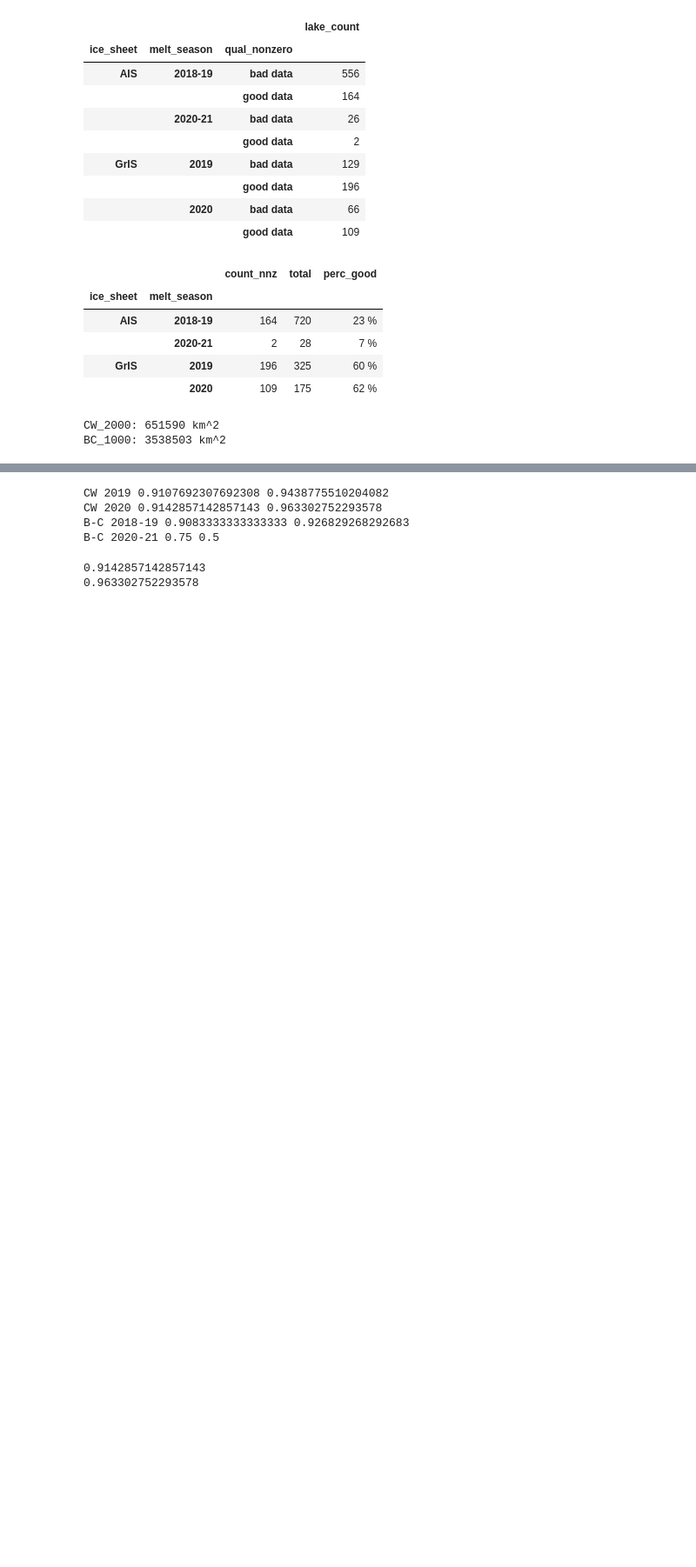
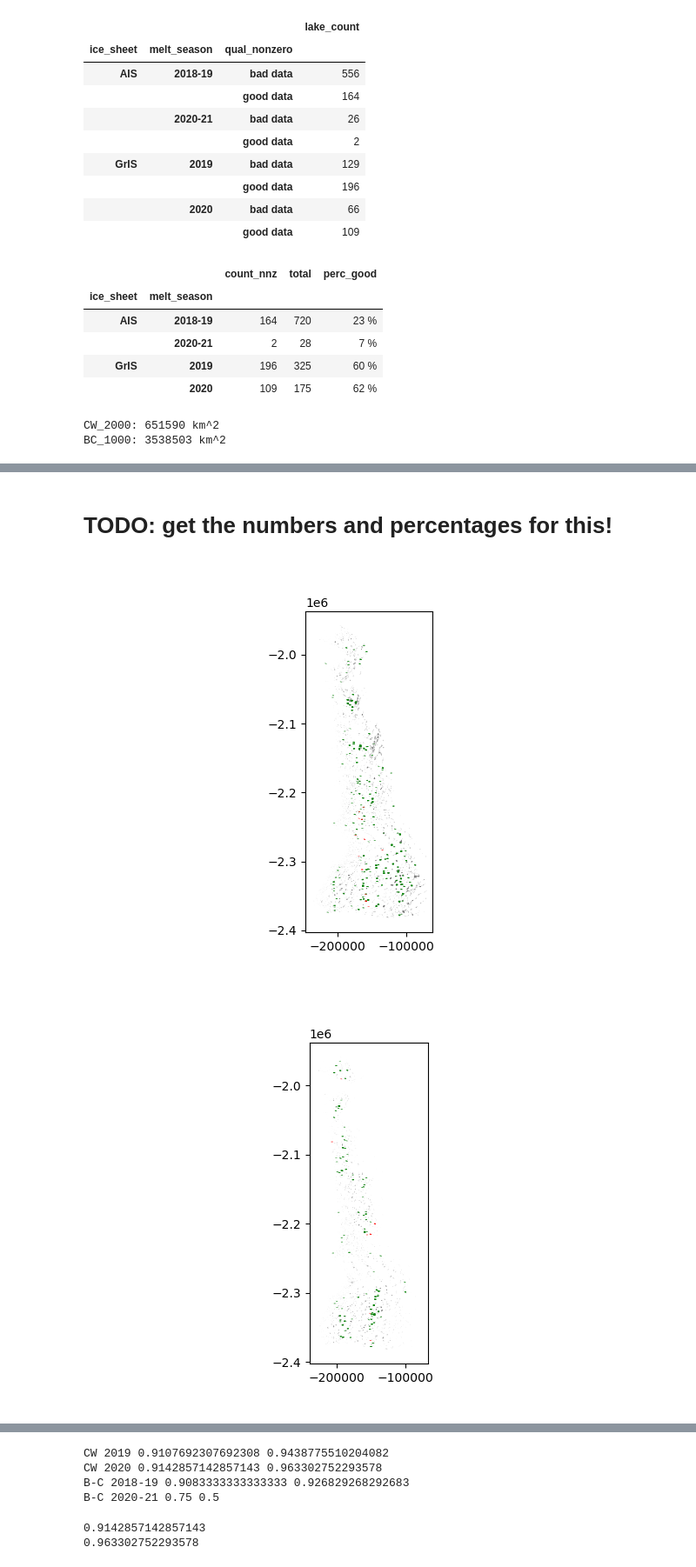
Before and after one commit to fliphilipp/icelakes-methods, a Jupyter notebook: 08-stats_comp.ipynb, the cells around one changed output, grey strips where cells are left out. Shown at 87% size. Drawn from its saved outputs; the diff is of its cells as text; code cells hidden in the pictures; blank space fills up the shorter version.

Commit message:
update lake stats with whether GTs intersect L8 extents in lakestats_methods_paper_depth_update_gtextents.csv

```diff
--- a/08-stats_comp.ipynb
+++ b/08-stats_comp.ipynb
@@ -190,0 +213,30 @@ BC_1000: 3538503 km^2
+# %%
+gdfl = pd.read_csv('data/lakestats_methods_paper_depth_update_gtextents.csv')
+# %% [markdown]
+# TODO: get the numbers and percentages for this!
+# %%
+regions = ['CW', 'B-C']
+for region in regions:
+
+    if region == 'B-C':
+        region_name = 'Amery Catchment'
+        base_crs = 'EPSG:3031'
+        meltseasons = ['2018-19', '2020-21']
+    if region == 'CW':
+        region_name = 'Central West Greenland'
+        base_crs = 'EPSG:3413'
+        meltseasons = ['2019', '2020']
+
+    for i, meltseason in enumerate(meltseasons):
+        selector_season = (gdfl.basin_name == region) & (gdfl.melt_season == meltseason)
+        ext = gpd.read_file('region_shapefiles/extents/%s_extent_%s.geojson' % (region, meltseason.replace('-','_')),
+                            crs='EPSG:4326').to_crs(base_crs)
+        gdf_season = gdfl[selector_season].to_crs(ext.crs)
+        fig, ax = plt.subplots()
+        ext.exterior.plot(ax=ax,color='k')
+        gdf_season[gdf_season.intersects_with_extent].plot(color='g',ax=ax)
+        gdf_season[~gdf_season.intersects_with_extent].plot(color='r',ax=ax)
+        fig.savefig('zzz_testplot_meltextent_overlaps.jpg', dpi=600)
+# %% [output]
+[figure, added]
+[figure, added]
```
Also changed, not shown: parts of 12 cells of this notebook, 1 other file.
